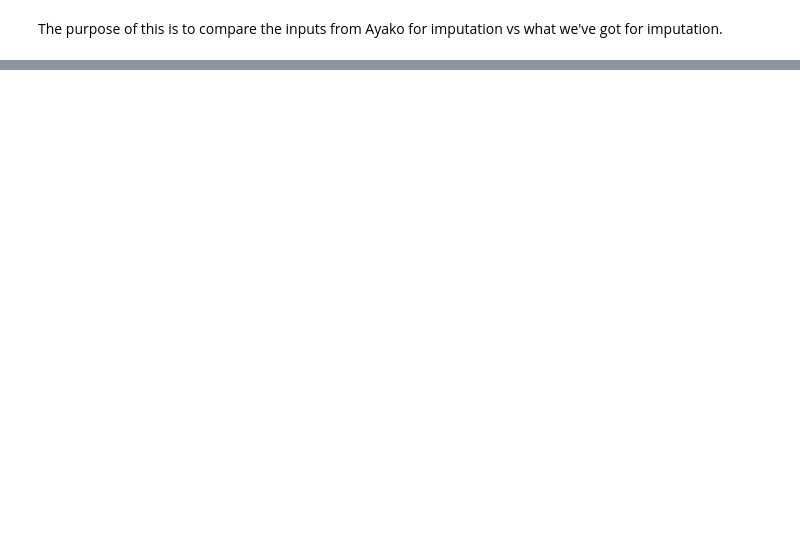
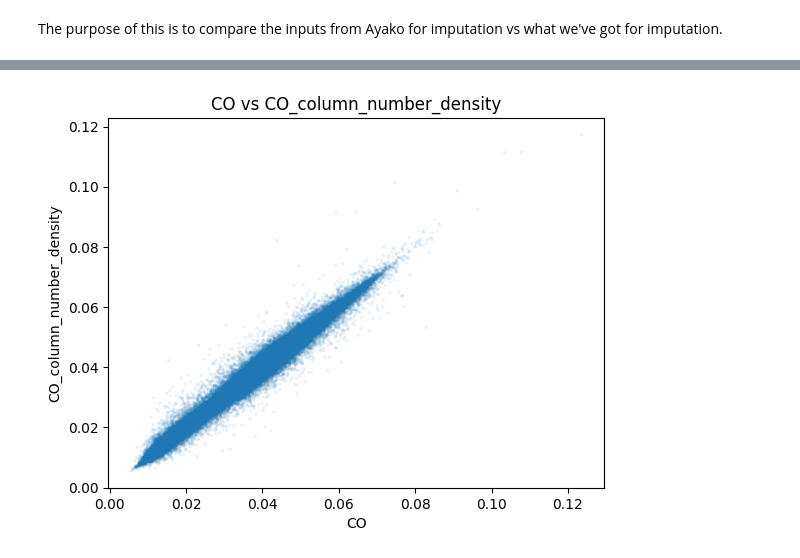
Before and after one commit to energyandcleanair/india_map, a Jupyter notebook: experiments/notebooks/20250625-pr-missing-data.ipynb, the cells around one changed output, grey strips where cells are left out. Drawn from its saved outputs; the diff is of its cells as text; code cells hidden in the pictures; blank space fills up the shorter version.

```diff
--- a/experiments/notebooks/20250625-pr-missing-data.ipynb
+++ b/experiments/notebooks/20250625-pr-missing-data.ipynb
@@ -82,0 +102,3 @@ actual[["date", "grid_id", "temperature_2m"]].filter(pl.col("grid_id") == grid_i
+# %%
+co = joined["grid_id", "date", "CO", "s5p_co__CO_column_number_density"]
+co
@@ -82,0 +120,17 @@ actual[["date", "grid_id", "temperature_2m"]].filter(pl.col("grid_id") == grid_i
+# %%
+# Use matplotlib to plot CO against CO_column_number_density
+
+
+plt.scatter(
+    co["CO"],
+    co["s5p_co__CO_column_number_density"],
+    s=5,
+    alpha=0.1,
+    edgecolors="none"
+)
+plt.title("CO vs CO_column_number_density")
+plt.xlabel("CO")
+plt.ylabel("CO_column_number_density")
+plt.show()
+# %% [output]
+[figure, added]
```
Also changed, not shown: parts of 17 cells of this notebook, 3 other files.
